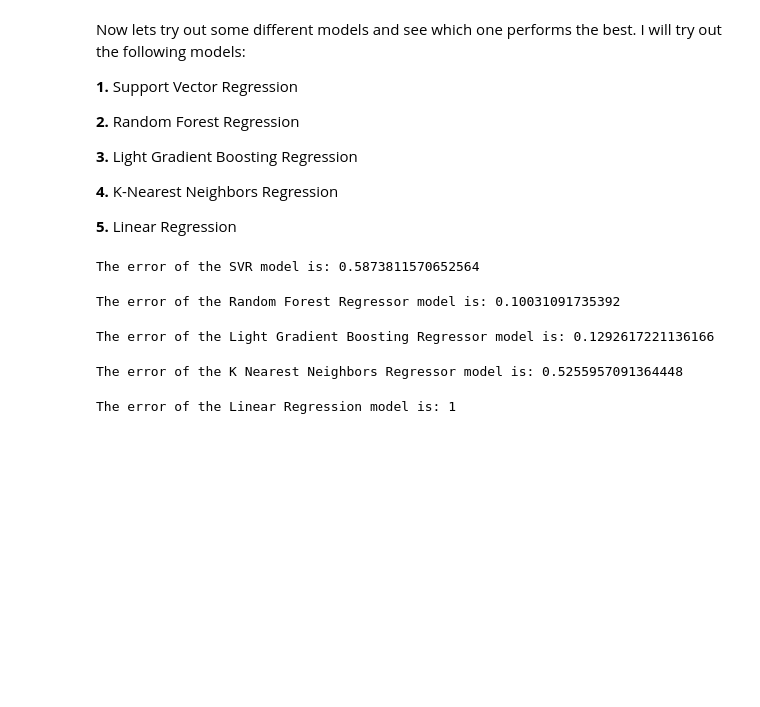
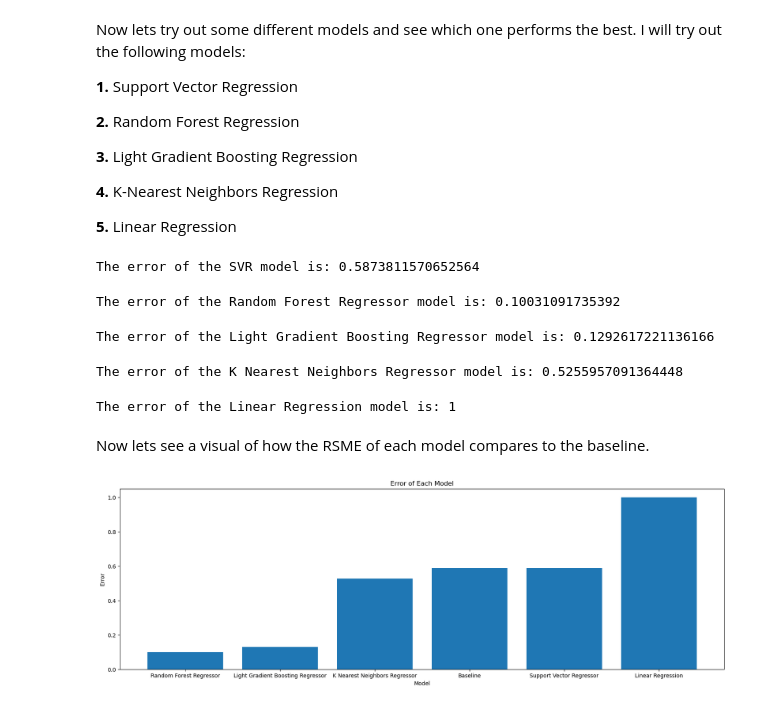
Before and after one commit to Pav-Van/Used-Electric-Vehicle-Analysis-and-Prediction-Model, a Jupyter notebook: Used_cars.ipynb, the cells around one changed output. Drawn from its saved outputs; the diff is of its cells as text; code cells hidden in the pictures; blank space fills up the shorter version.

Commit message:
Update: Added error plot

```diff
--- a/Used_cars.ipynb
+++ b/Used_cars.ipynb
@@ -690,3 +690,16 @@ if linear_error > 1:
 print('The error of the Linear Regression model is: {}'.format(linear_error))
 # %% [output]
 The error of the Linear Regression model is: 1
+# %% [markdown]
+Now lets see a visual of how the RSME of each model compares to the baseline.
+# %%
+error = [RFR_error, LGB_error, knn_error, rmse_baseline, SVR_error, linear_error]
+
+fig, ax = plt.subplots(1, figsize = (20,6))
+ax.bar(['Random Forest Regressor', 'Light Gradient Boosting Regressor', 'K Nearest Neighbors Regressor', 'Baseline', 'Support Vector Regressor', 'Linear Regression'], error)
+ax.set_title('Error of Each Model')
+ax.set_xlabel('Model')
+ax.set_ylabel('Error')
+plt.show()
+# %% [output]
+[figure, added]
```
